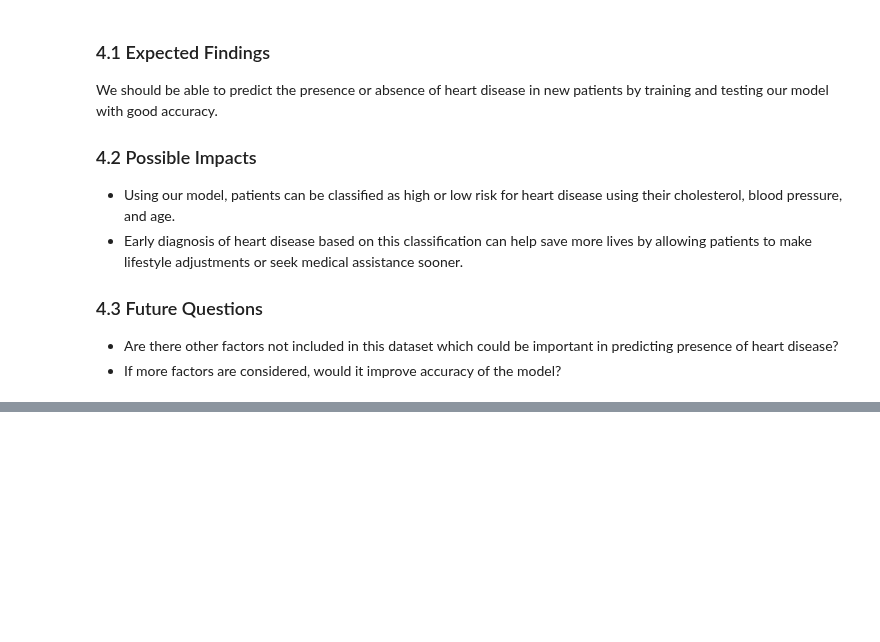
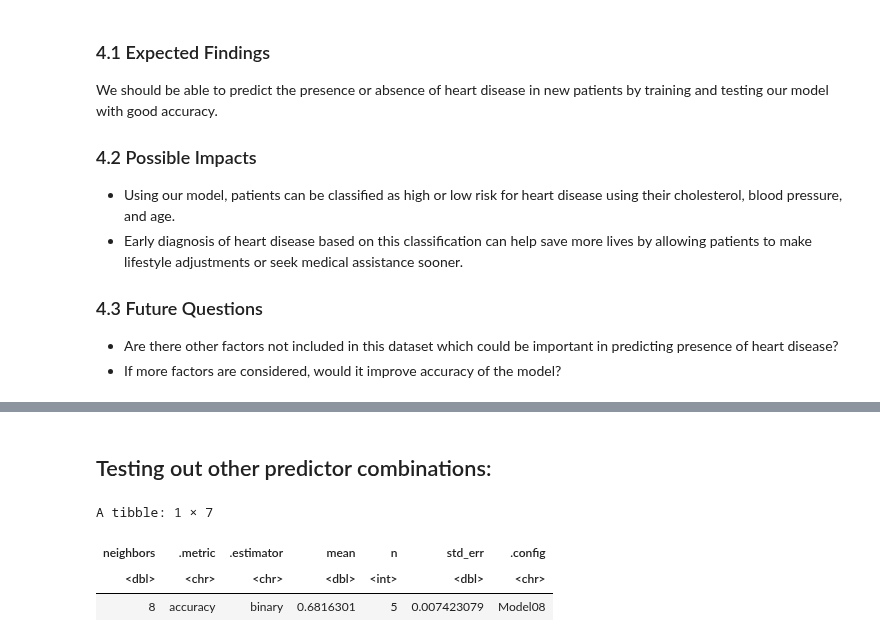
Before and after one commit to tashijain/DSCI100GroupProject, a Jupyter notebook: group_project_proposal.ipynb, the cells around one changed output, grey strips where cells are left out. Saved outputs shown, nothing was run; the diff lists cells and outputs as text; code cells hidden in the pictures; blank space fills up the shorter version.

Commit message:
Added tests (cross validation, predictions) for other predictor combinations
eg. age + chol only, chol + trestbps only, etc.

```diff
--- a/group_project_proposal.ipynb
+++ b/group_project_proposal.ipynb
@@ -468,0 +473,27 @@ Prediction no yes
+# %% [markdown]
+## Testing out other predictor combinations:
+# %%
+#Cross-validation of age + chol only
+
+set.seed(3456)
+
+hd_recipe2 <- recipe(presence_yn ~ age + chol, data = heart_disease_data_train) %>%
+                        step_scale(all_predictors()) %>%
+                        step_center(all_predictors())
+
+knn_results2 <- workflow() %>%
+                 add_recipe(hd_recipe2) %>%
+                 add_model(knn_spec) %>%
+                 tune_grid(resamples = hd_vfold, grid = k_vals) %>%
+                 collect_metrics()
+
+accuracies2 <- knn_results2 %>%
+                 filter(.metric == "accuracy")
+max_accuracy2 <- accuracies2 %>%
+filter(mean == max(mean))
+max_accuracy2
+# %% [output]
+A tibble: 1 × 7
+| neighbors | .metric | .estimator | mean | n | std_err | .config |
+| <dbl> | <chr> | <chr> | <dbl> | <int> | <dbl> | <chr> |
+| 8 | accuracy | binary | 0.6816301 | 5 | 0.007423079 | Model08 |
```
Also changed, not shown: parts of 8 cells of this notebook.
